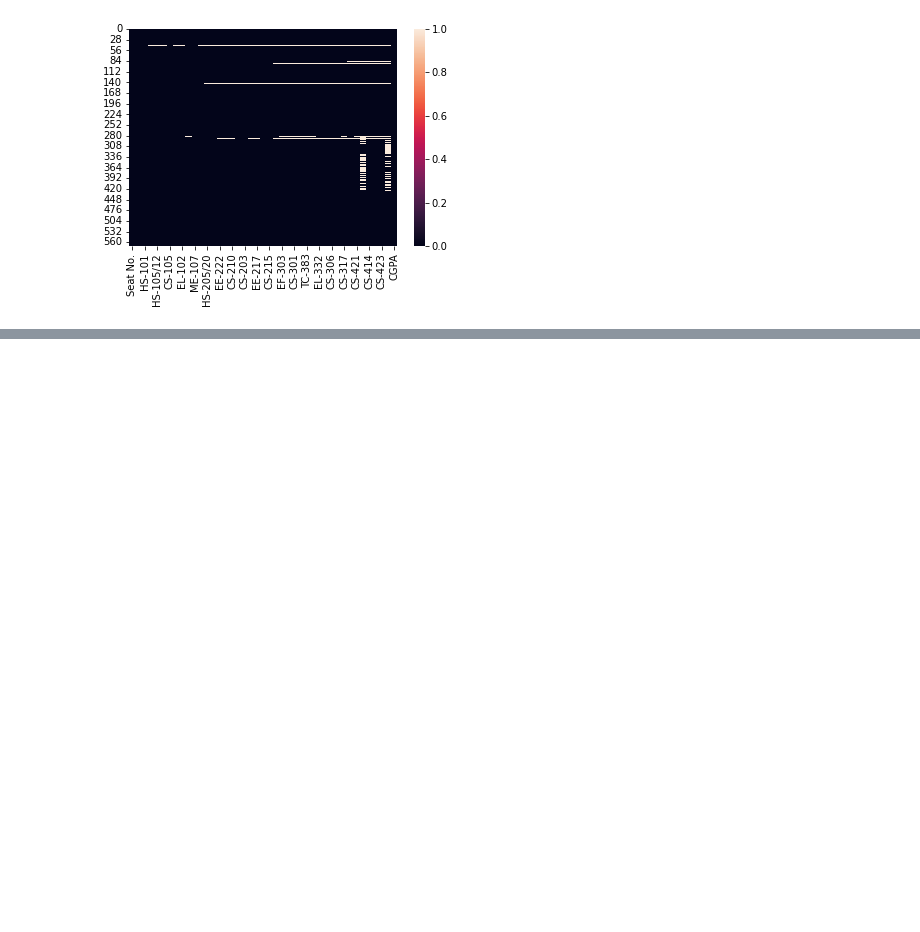
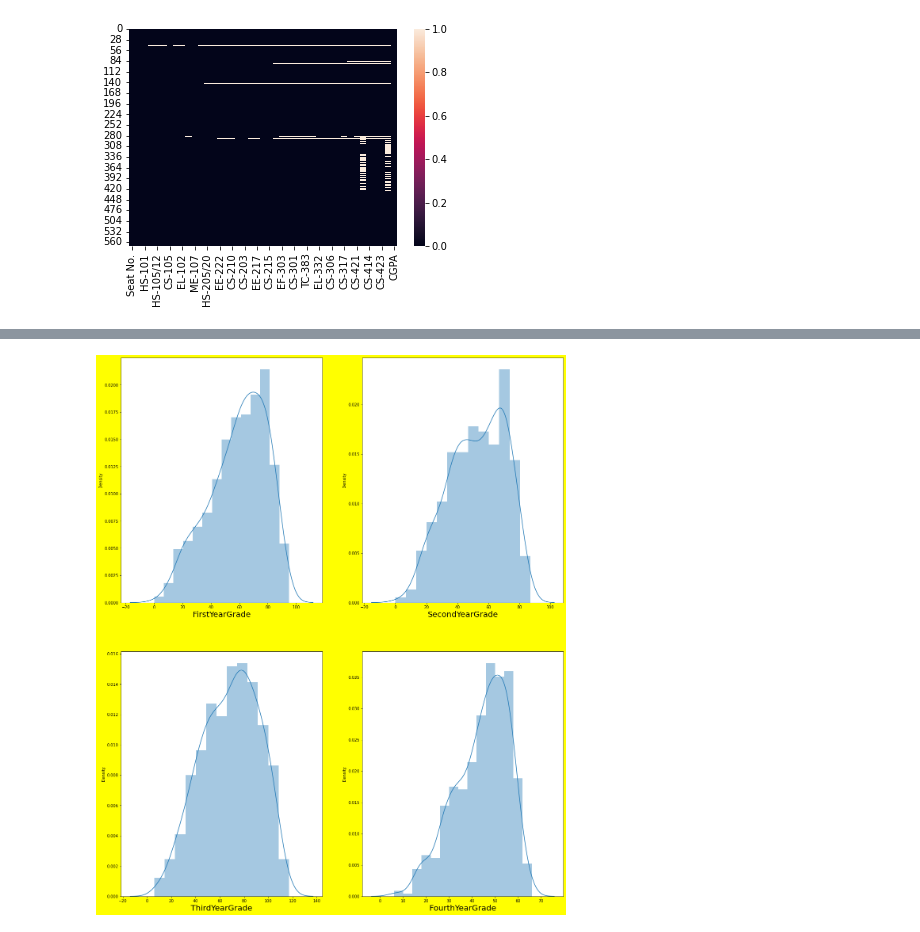
Before and after one commit to Khyati1205/Internship, a Jupyter notebook: Student grades prediction.ipynb, the cells around one changed output, grey strips where cells are left out. Saved outputs shown, nothing was run; the diff lists cells and outputs as text; code cells hidden in the pictures; blank space fills up the shorter version.

```diff
--- a/Student grades prediction.ipynb
+++ b/Student grades prediction.ipynb
@@ -146,0 +256,8 @@ sns.heatmap(df.isnull())
+# %%
+# Define the grade mapping
+grade_mapping = { 'A+': 10,'A': 9, 'A-': 8,'B+': 7,'B': 6,'B-': 5,'C+': 4,'C+': 4,'C+': 4,'C': 3,'C-': 2,'D+': 1,'D': 0, 'F': 0,'WU': 0, 'W': 0, 'nan': 0}
+
+# Loop through each column
+for col in df.columns:
+    # Replace grades with corresponding values
+    df[col] = df[col].replace(grade_mapping)
@@ -146,0 +286,12 @@ sns.heatmap(df.isnull())
+# %%
+first_year_columns = ['PH-121', 'HS-101', 'CY-105', 'HS-105/12', 'MT-111', 'CS-105', 'CS-106', 'EL-102', 'EE-119', 'ME-107', 'CS-107']
+second_year_columns = ['HS-205/20', 'MT-222', 'EE-222', 'MT-224', 'CS-210', 'CS-211', 'CS-203', 'CS-214', 'EE-217', 'CS-212', 'CS-215']
+third_year_columns = ['MT-331', 'EF-303', 'HS-304', 'CS-301', 'CS-302', 'TC-383', 'MT-442', 'EL-332', 'CS-318', 'CS-306', 'CS-312', 'CS-317']
+fourth_year_columns = ['CS-403','CS-421', 'CS-406', 'CS-414', 'CS-419', 'CS-423', 'CS-412']
+# %%
+df['FirstYearGrade'] = df[first_year_columns].sum(axis=1)
+df['SecondYearGrade'] = df[second_year_columns].sum(axis=1)
+df['ThirdYearGrade'] = df[third_year_columns].sum(axis=1)
+df['FourthYearGrade'] = df[fourth_year_columns].sum(axis=1)  # Adjusted this line
+# %%
+df_new = df[['FirstYearGrade', 'SecondYearGrade', 'ThirdYearGrade', 'FourthYearGrade', 'CGPA']]
@@ -146,0 +319,15 @@ sns.heatmap(df.isnull())
+# %%
+#To check the distribution of the data in every column
+plt.figure(figsize=(20,25),facecolor='yellow')
+plotnumber = 1
+
+for columns in df_new:
+    if plotnumber<=4:
+        ax = plt.subplot(2,2,plotnumber)
+        sns.distplot(df_new[columns])
+        plt.xlabel(columns,fontsize=20)
+
+    plotnumber+=1
+plt.show()
+# %% [output]
+[figure, added]
```
Also changed, not shown: parts of 46 cells of this notebook.
